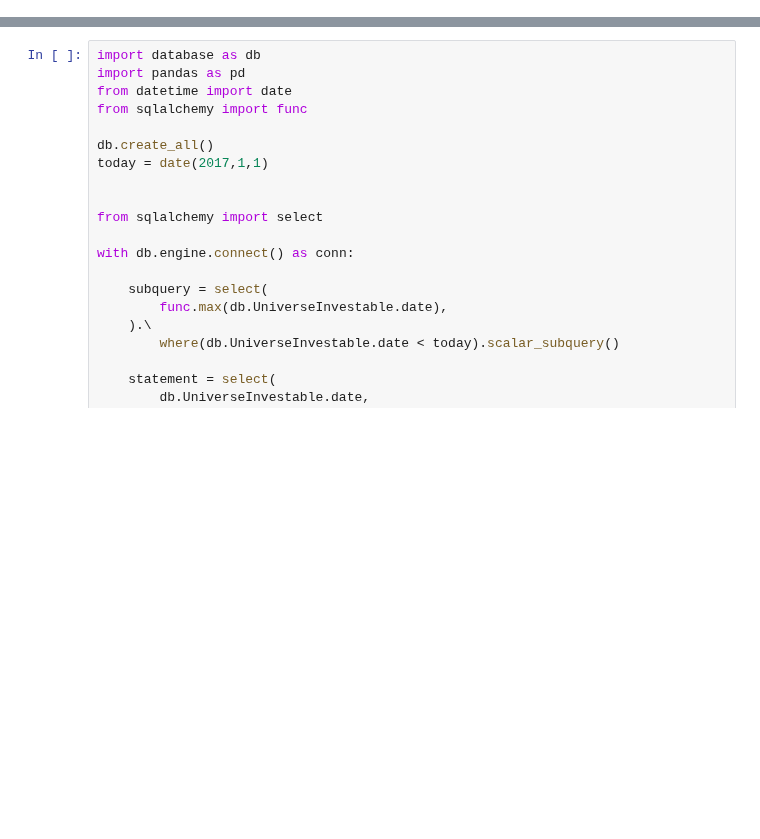
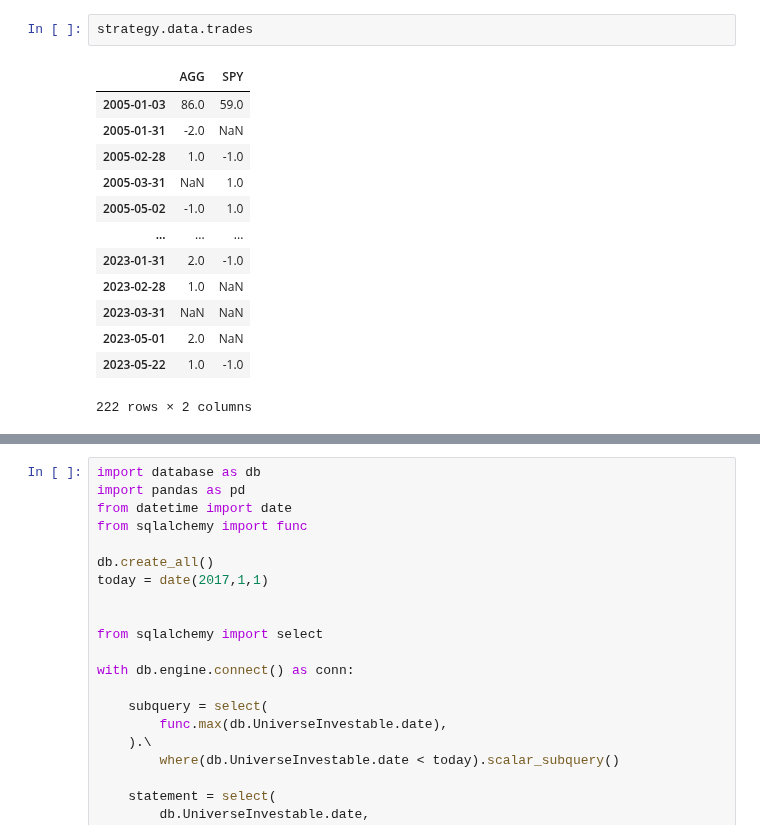
Before and after one commit to HTF1125/RobertLab, a Jupyter notebook: src/test.ipynb, the cells around one changed output, grey strips where cells are left out. Cells and saved outputs as stored; diff of their text form; blank space fills up the shorter version.

```diff
--- a/src/test.ipynb
+++ b/src/test.ipynb
@@ -90,0 +177,16 @@ p.loc["2023-05-22", "Open"]
+# %%
+strategy.data.trades
+# %% [output]
+|  | AGG | SPY |
+| 2005-01-03 | 86.0 | 59.0 |
+| 2005-01-31 | -2.0 | NaN |
+| 2005-02-28 | 1.0 | -1.0 |
+| 2005-03-31 | NaN | 1.0 |
+| 2005-05-02 | -1.0 | 1.0 |
+| ... | ... | ... |
+| 2023-01-31 | 2.0 | -1.0 |
+| 2023-02-28 | 1.0 | NaN |
+| 2023-03-31 | NaN | NaN |
+| 2023-05-01 | 2.0 | NaN |
+| 2023-05-22 | 1.0 | -1.0 |
+222 rows × 2 columns
```
Also changed, not shown: parts of 7 cells of this notebook, 2 other files.
